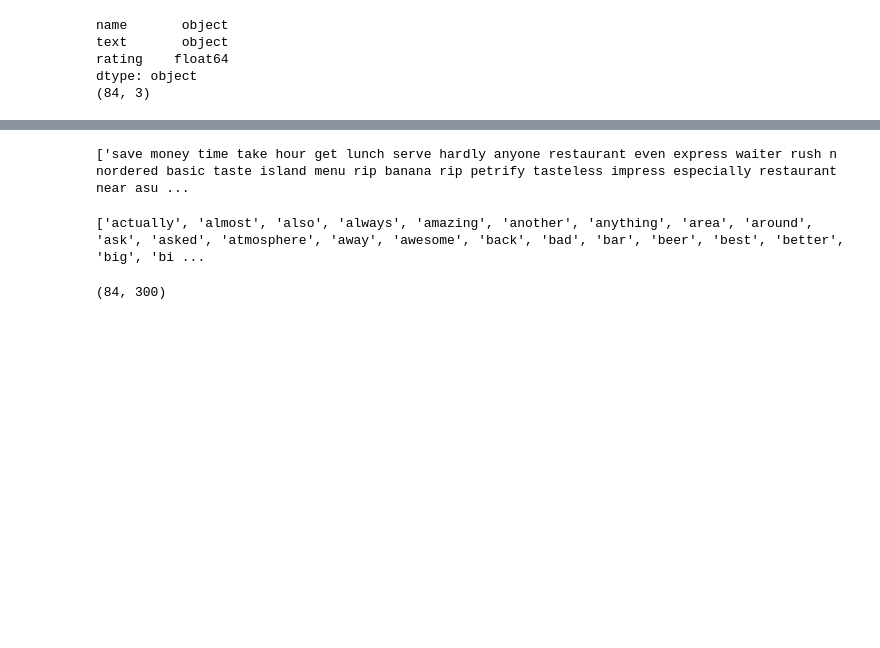
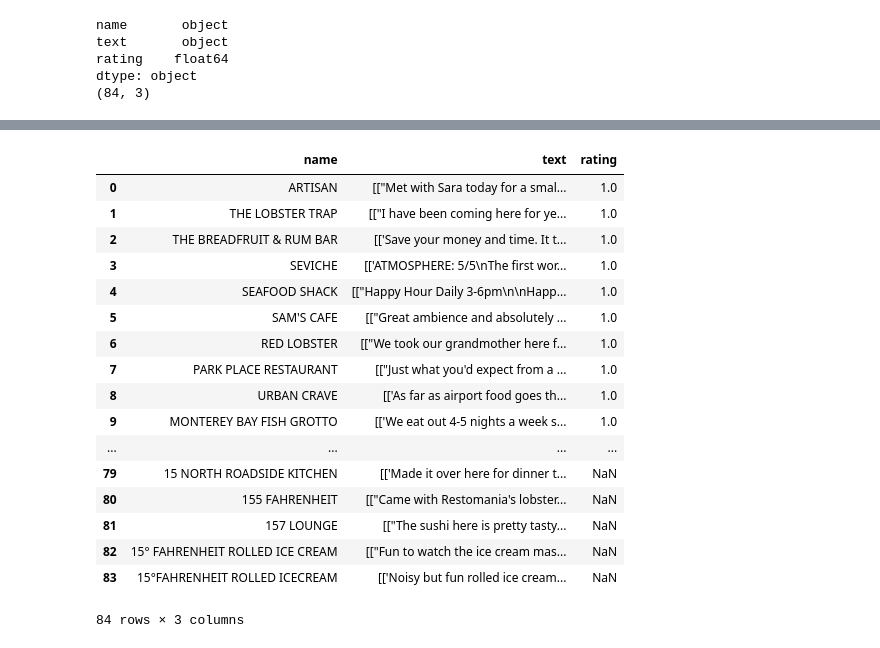
Before and after one commit to nspektor/Environmental-Consciousness-in-the-Restaurant-Business, a Jupyter notebook: tfidf_greens.ipynb, the cells around one changed output, grey strips where cells are left out. Saved outputs shown, nothing was run; the diff lists cells and outputs as text; code cells hidden in the pictures; blank space fills up the shorter version.

```diff
--- a/tfidf_greens.ipynb
+++ b/tfidf_greens.ipynb
@@ -127,4 +22,0 @@ clean.head()
-# %%
-clean['text_lemmatized'][2]
-# %% [output]
-['save money time take hour get lunch serve hardly anyone restaurant even express waiter rush n nordered basic taste island menu rip banana rip petrify tasteless impress especially restaurant near asu ...
@@ -136,8 +23,21 @@ X = vectorizer.fit_transform(clean['text'])
-# %%
-print(vectorizer.get_feature_names())
-# %% [output]
-['actually', 'almost', 'also', 'always', 'amazing', 'another', 'anything', 'area', 'around', 'ask', 'asked', 'atmosphere', 'away', 'awesome', 'back', 'bad', 'bar', 'beer', 'best', 'better', 'big', 'bi ...
-# %%
-print(X.shape)
-# %% [output]
-(84, 300)
+# %%
+df_idf
+# %% [output]
+|  | name | text | rating |
+| 0 | ARTISAN | [["Met with Sara today for a smal... | 1.0 |
+| 1 | THE LOBSTER TRAP | [["I have been coming here for ye... | 1.0 |
+| 2 | THE BREADFRUIT & RUM BAR | [['Save your money and time. It t... | 1.0 |
+| 3 | SEVICHE | [['ATMOSPHERE: 5/5\nThe first wor... | 1.0 |
+| 4 | SEAFOOD SHACK | [["Happy Hour Daily 3-6pm\n\nHapp... | 1.0 |
+| 5 | SAM'S CAFE | [["Great ambience and absolutely ... | 1.0 |
+| 6 | RED LOBSTER | [["We took our grandmother here f... | 1.0 |
+| 7 | PARK PLACE RESTAURANT | [["Just what you'd expect from a ... | 1.0 |
+| 8 | URBAN CRAVE | [['As far as airport food goes th... | 1.0 |
+| 9 | MONTEREY BAY FISH GROTTO | [['We eat out 4-5 nights a week s... | 1.0 |
+| ... | ... | ... | ... |
+| 79 | 15 NORTH ROADSIDE KITCHEN | [['Made it over here for dinner t... | NaN |
+| 80 | 155 FAHRENHEIT | [["Came with Restomania's lobster... | NaN |
+| 81 | 157 LOUNGE | [["The sushi here is pretty tasty... | NaN |
+| 82 | 15° FAHRENHEIT ROLLED ICE CREAM | [["Fun to watch the ice cream mas... | NaN |
+| 83 | 15°FAHRENHEIT ROLLED ICECREAM | [['Noisy but fun rolled ice cream... | NaN |
+84 rows × 3 columns
```
Also changed, not shown: parts of 41 cells of this notebook, 2 other files.
